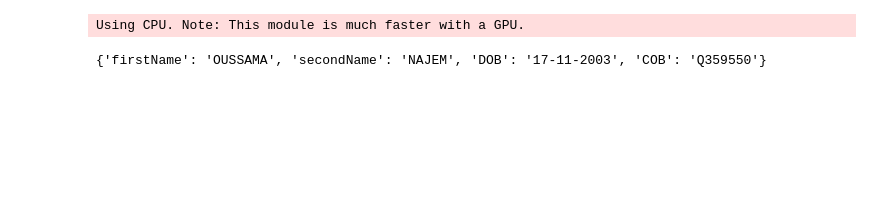
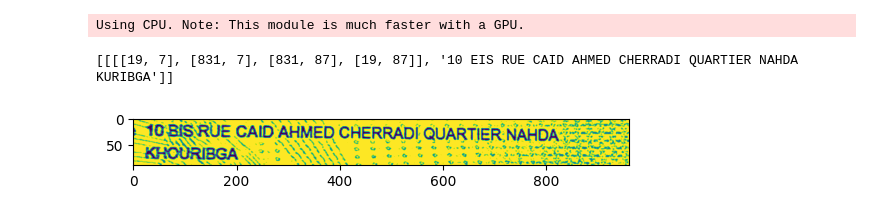
Before and after one commit to HEIZENNBERG/moroccan_idCard_scanner, a Jupyter notebook: test.ipynb, the cells around one changed output. Drawn from its saved outputs; the diff is of its cells as text; code cells hidden in the pictures; blank space fills up the shorter version.

```diff
--- a/test.ipynb
+++ b/test.ipynb
@@ -10,5 +10,9 @@ def preprocess_image(image_path):
     gray = cv2.cvtColor(image, cv2.COLOR_BGR2GRAY)
     binary = cv2.adaptiveThreshold(gray, 255, cv2.ADAPTIVE_THRESH_GAUSSIAN_C, cv2.THRESH_BINARY_INV, 11, 2)
 
+    blurred = cv2.GaussianBlur(binary, (5, 5), 0)
 
-    return binary
+
+    unsharp_mask = cv2.addWeighted(gray, 2, blurred, -1, 0)
+
+    return unsharp_mask
@@ -60,4 +18,0 @@ cropped_images = crop_boxes(image, pixel_boxes, dir)
-# %%
-res = perform_ocr(cropped_images)
-# %% [output]
-Using CPU. Note: This module is much faster with a GPU.
@@ -81,13 +19,15 @@ def transform_date(input_date):
-# %%
-data_dict = {}
-
-data_dict['firstName'] = res[0][0][1]
-data_dict['secondName'] = res[1][0][1]
-data_dict['DOB'] = res[2][0][1]
-data_dict['COB'] = res[4][0][1]
-
-data_dict['DOB'] = transform_date(data_dict['DOB'])
-
-print(data_dict)
-# %% [output]
-{'firstName': 'OUSSAMA', 'secondName': 'NAJEM', 'DOB': '17-11-2003', 'COB': 'Q359550'}
+# %%
+
+path = r'C:\Users\pc\Desktop\lp BigData\s6\cropped\cropped_2.jpg'
+
+
+img = preprocess_image(path)
+reader = easyocr.Reader(['fr'], gpu=False)
+res = reader.readtext(img, paragraph=True)
+
+plt.imshow(img)
+print(res)
+# %% [output]
+Using CPU. Note: This module is much faster with a GPU.
+[[[[19, 7], [831, 7], [831, 87], [19, 87]], '10 EIS RUE CAID AHMED CHERRADI QUARTIER NAHDA KURIBGA']]
+[figure, added]
```
Also changed, not shown: parts of 7 cells of this notebook, 10 other files.
